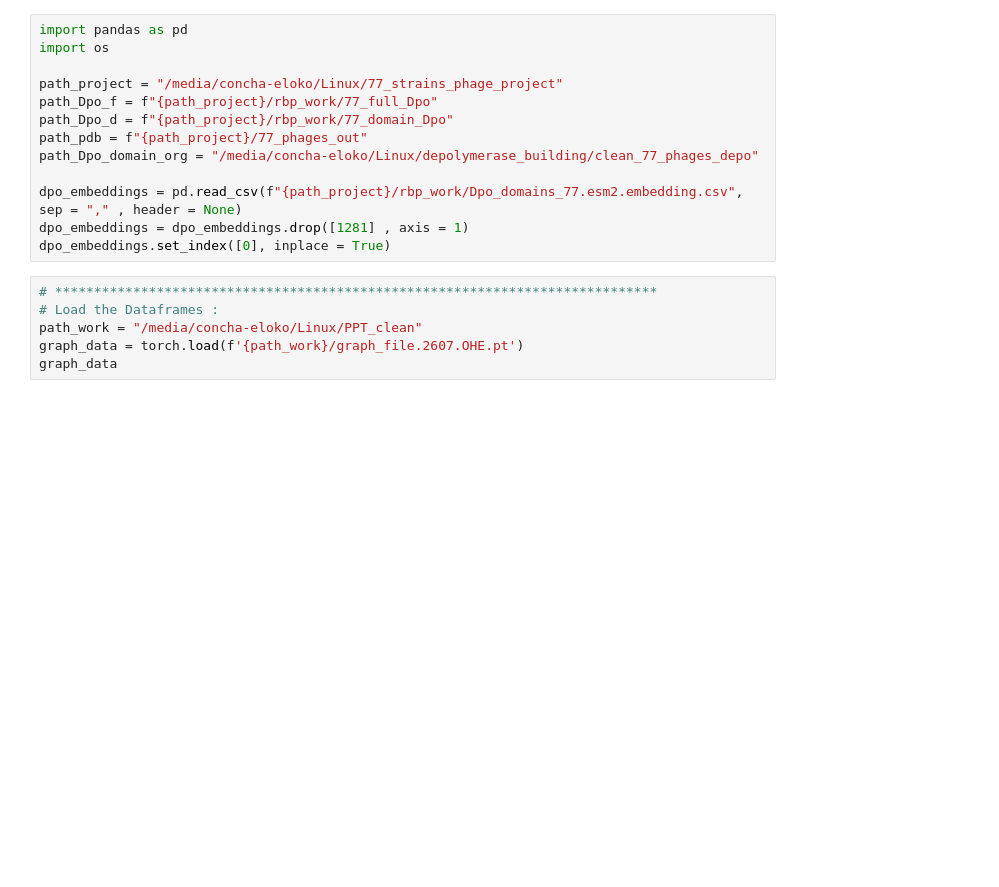
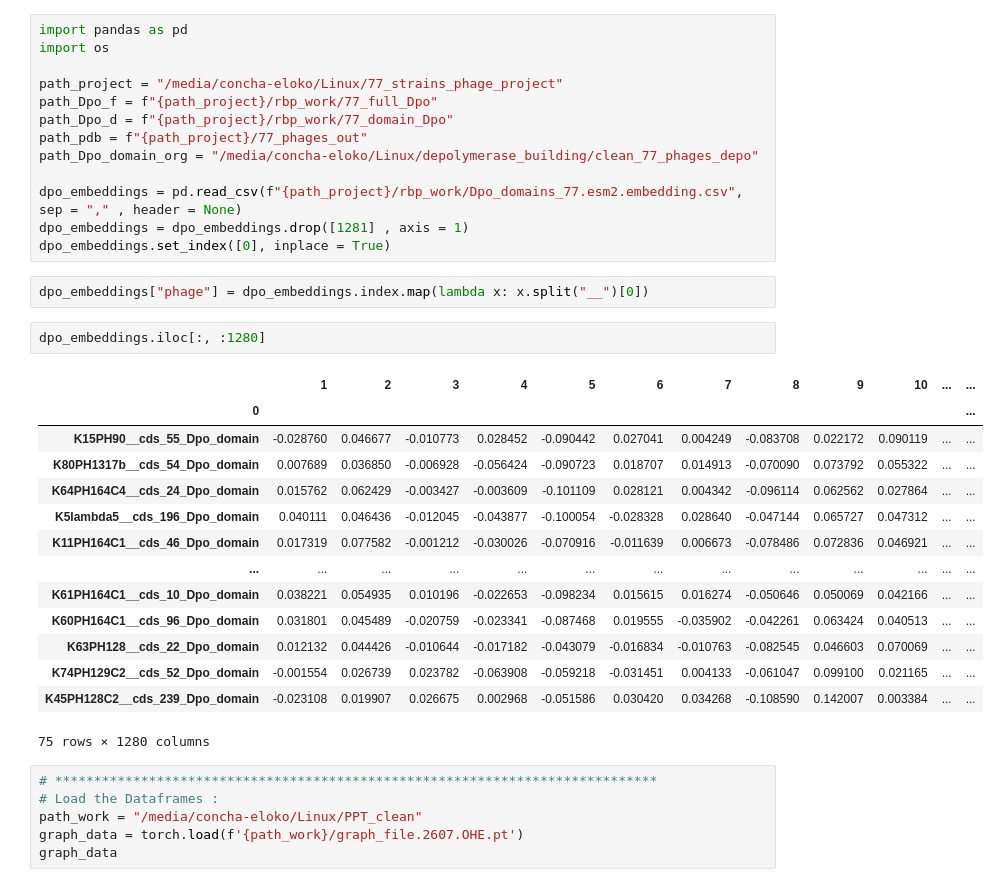
Before and after one commit to conchaeloko/Klebsiella_TropiSEARCH, a Jupyter notebook: scripts/Building_NN/GNN_predictions_77_phages.ipynb, the cells around one changed output. Saved outputs shown, nothing was run; the diff lists cells and outputs as text; blank space fills up the shorter version.

```diff
--- a/scripts/Building_NN/GNN_predictions_77_phages.ipynb
+++ b/scripts/Building_NN/GNN_predictions_77_phages.ipynb
@@ -182,6 +252,25 @@ path_Dpo_domain_org = "/media/concha-eloko/Linux/depolymerase_building/clean_77_
 dpo_embeddings = pd.read_csv(f"{path_project}/rbp_work/Dpo_domains_77.esm2.embedding.csv", sep = "," , header = None)
 dpo_embeddings = dpo_embeddings.drop([1281] , axis = 1)
 dpo_embeddings.set_index([0], inplace = True)
+# %%
+dpo_embeddings["phage"] = dpo_embeddings.index.map(lambda x: x.split("__")[0])
+# %%
+dpo_embeddings.iloc[:, :1280]
+# %% [output]
+|  | 1 | 2 | 3 | 4 | 5 | 6 | 7 | 8 | 9 | 10 | ... | ... |
+| 0 |  |  |  |  |  |  |  |  |  |  |  | ... |
+| K15PH90__cds_55_Dpo_domain | -0.028760 | 0.046677 | -0.010773 | 0.028452 | -0.090442 | 0.027041 | 0.004249 | -0.083708 | 0.022172 | 0.090119 | ... | ... |
+| K80PH1317b__cds_54_Dpo_domain | 0.007689 | 0.036850 | -0.006928 | -0.056424 | -0.090723 | 0.018707 | 0.014913 | -0.070090 | 0.073792 | 0.055322 | ... | ... |
+| K64PH164C4__cds_24_Dpo_domain | 0.015762 | 0.062429 | -0.003427 | -0.003609 | -0.101109 | 0.028121 | 0.004342 | -0.096114 | 0.062562 | 0.027864 | ... | ... |
+| K5lambda5__cds_196_Dpo_domain | 0.040111 | 0.046436 | -0.012045 | -0.043877 | -0.100054 | -0.028328 | 0.028640 | -0.047144 | 0.065727 | 0.047312 | ... | ... |
+| K11PH164C1__cds_46_Dpo_domain | 0.017319 | 0.077582 | -0.001212 | -0.030026 | -0.070916 | -0.011639 | 0.006673 | -0.078486 | 0.072836 | 0.046921 | ... | ... |
+| ... | ... | ... | ... | ... | ... | ... | ... | ... | ... | ... | ... | ... |
+| K61PH164C1__cds_10_Dpo_domain | 0.038221 | 0.054935 | 0.010196 | -0.022653 | -0.098234 | 0.015615 | 0.016274 | -0.050646 | 0.050069 | 0.042166 | ... | ... |
+| K60PH164C1__cds_96_Dpo_domain | 0.031801 | 0.045489 | -0.020759 | -0.023341 | -0.087468 | 0.019555 | -0.035902 | -0.042261 | 0.063424 | 0.040513 | ... | ... |
+| K63PH128__cds_22_Dpo_domain | 0.012132 | 0.044426 | -0.010644 | -0.017182 | -0.043079 | -0.016834 | -0.010763 | -0.082545 | 0.046603 | 0.070069 | ... | ... |
+| K74PH129C2__cds_52_Dpo_domain | -0.001554 | 0.026739 | 0.023782 | -0.063908 | -0.059218 | -0.031451 | 0.004133 | -0.061047 | 0.099100 | 0.021165 | ... | ... |
+| K45PH128C2__cds_239_Dpo_domain | -0.023108 | 0.019907 | 0.026675 | 0.002968 | -0.051586 | 0.030420 | 0.034268 | -0.108590 | 0.142007 | 0.003384 | ... | ... |
+75 rows × 1280 columns
 # %%
 # *****************************************************************************
 # Load the Dataframes :
```
Also changed, not shown: parts of 14 cells of this notebook.
